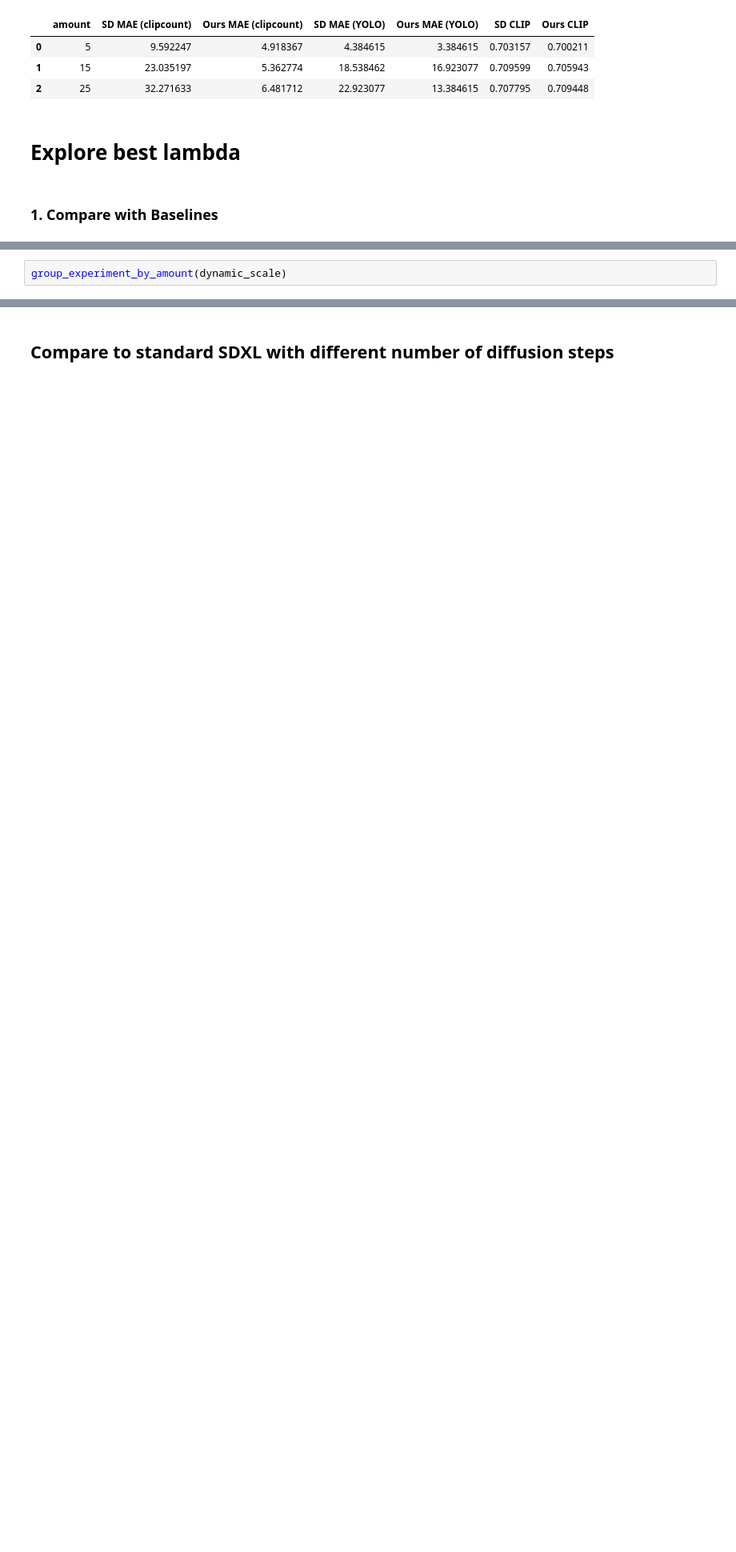
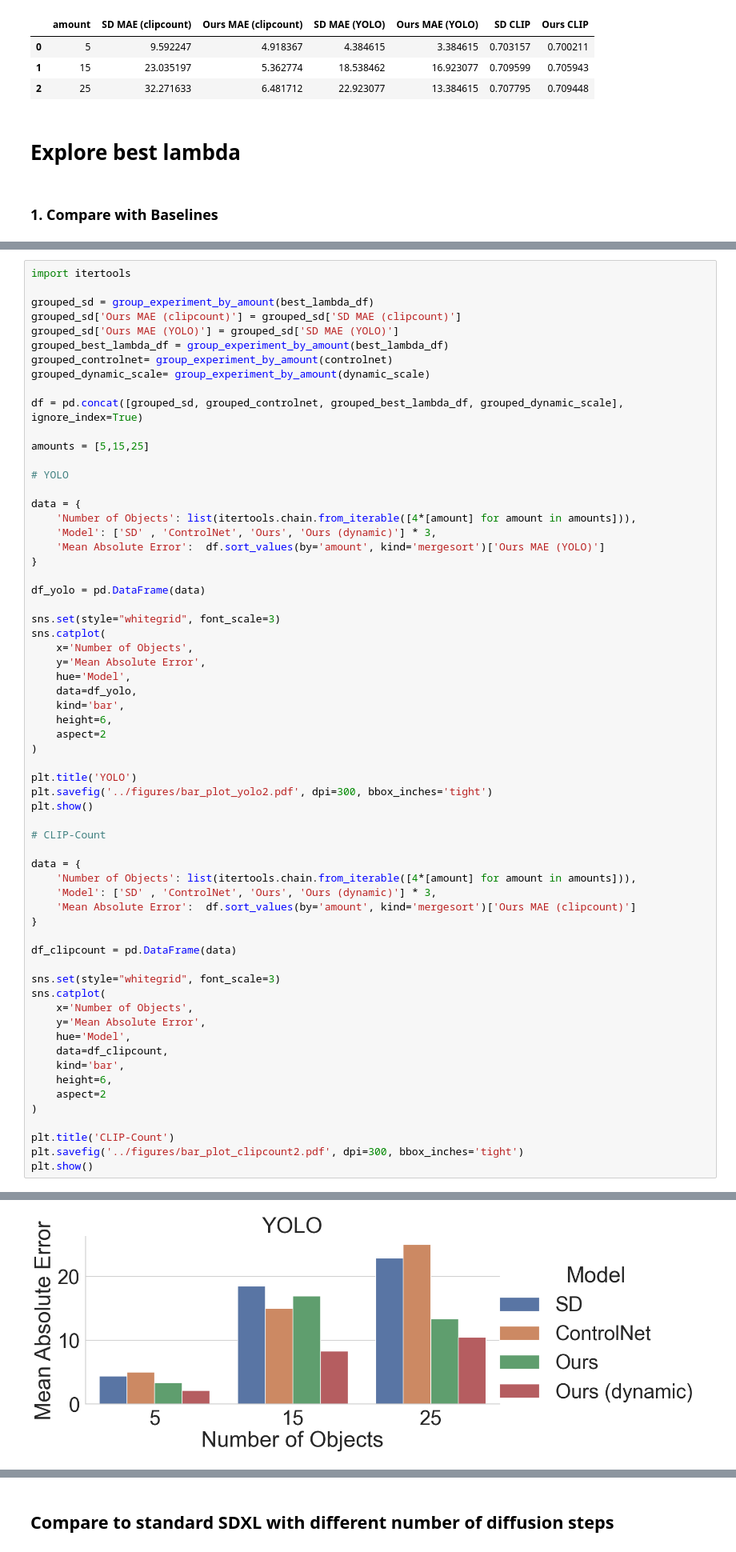
Before and after one commit to ozzafar/discriminative_class_tokens_for_counting, a Jupyter notebook: notebooks/evaluate_results.ipynb, the cells around one changed output, grey strips where cells are left out. Shown at 80% size. Saved outputs shown, nothing was run; the diff lists cells and outputs as text; blank space fills up the shorter version.

```diff
--- a/notebooks/evaluate_results.ipynb
+++ b/notebooks/evaluate_results.ipynb
@@ -147,3 +198,64 @@ pd.DataFrame(data, index=['SD', 'ControlNet', 'Ours', 'Ours (dynamic scale)'])
 # %%
-group_experiment_by_amount(dynamic_scale)
+import itertools
+
+grouped_sd = group_experiment_by_amount(best_lambda_df)
+grouped_sd['Ours MAE (clipcount)'] = grouped_sd['SD MAE (clipcount)']
+grouped_sd['Ours MAE (YOLO)'] = grouped_sd['SD MAE (YOLO)']
+grouped_best_lambda_df = group_experiment_by_amount(best_lambda_df)
+grouped_controlnet= group_experiment_by_amount(controlnet)
+grouped_dynamic_scale= group_experiment_by_amount(dynamic_scale)
+
+df = pd.concat([grouped_sd, grouped_controlnet, grouped_best_lambda_df, grouped_dynamic_scale], ignore_index=True)
+
+amounts = [5,15,25]
+
+# YOLO
+
+data = {
+    'Number of Objects': list(itertools.chain.from_iterable([4*[amount] for amount in amounts])),
+    'Model': ['SD' , 'ControlNet', 'Ours', 'Ours (dynamic)'] * 3,
+    'Mean Absolute Error':  df.sort_values(by='amount', kind='mergesort')['Ours MAE (YOLO)']
+}
+
+df_yolo = pd.DataFrame(data)
+
+sns.set(style="whitegrid", font_scale=3)
+sns.catplot(
+    x='Number of Objects',
+    y='Mean Absolute Error',
+    hue='Model',
+    data=df_yolo,
+    kind='bar',
+    height=6,
+    aspect=2
+)
+
+plt.title('YOLO')
+plt.savefig('../figures/bar_plot_yolo2.pdf', dpi=300, bbox_inches='tight')
+plt.show()
+
+# CLIP-Count
+
+data = {
+    'Number of Objects': list(itertools.chain.from_iterable([4*[amount] for amount in amounts])),
+    'Model': ['SD' , 'ControlNet', 'Ours', 'Ours (dynamic)'] * 3,
+    'Mean Absolute Error':  df.sort_values(by='amount', kind='mergesort')['Ours MAE (clipcount)']
+}
+
+df_clipcount = pd.DataFrame(data)
+
+sns.set(style="whitegrid", font_scale=3)
+sns.catplot(
+    x='Number of Objects',
+    y='Mean Absolute Error',
+    hue='Model',
+    data=df_clipcount,
+    kind='bar',
+    height=6,
+    aspect=2
+)
+
+plt.title('CLIP-Count')
+plt.savefig('../figures/bar_plot_clipcount2.pdf', dpi=300, bbox_inches='tight')
+plt.show()
 # %% [output]
@@ -153,0 +262 @@ group_experiment_by_amount(dynamic_scale)
+[figure, added]
```
Also changed, not shown: parts of 9 cells of this notebook, 13 other files.
